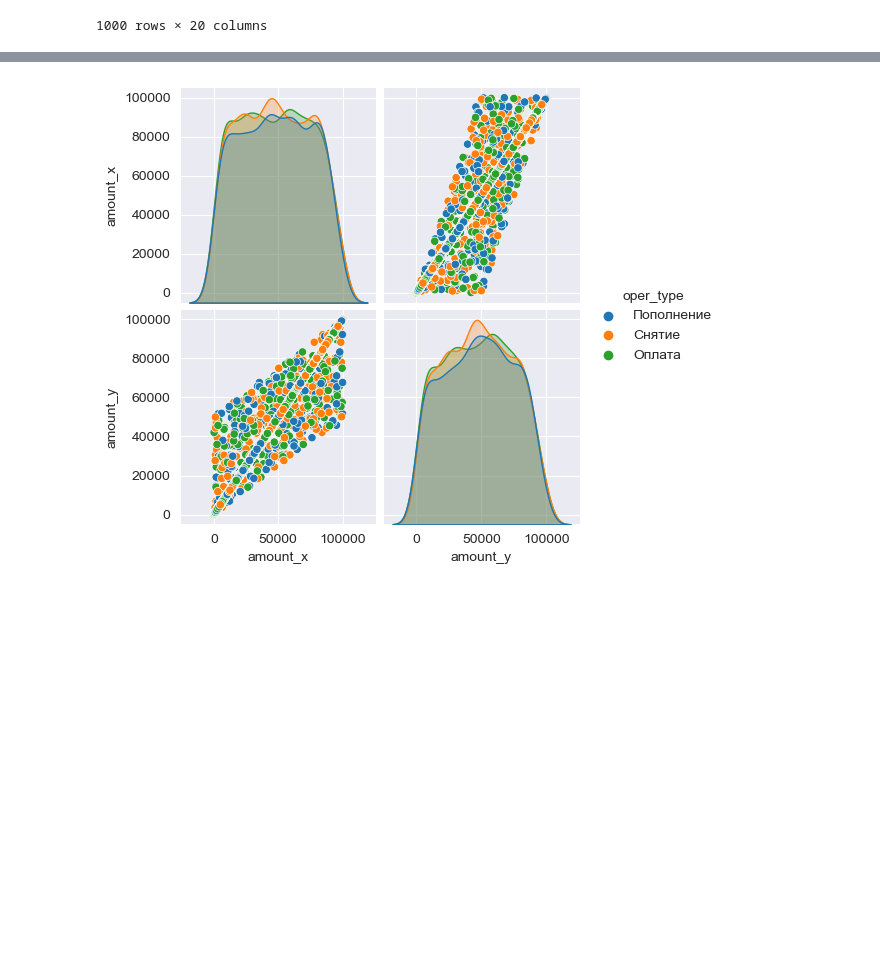
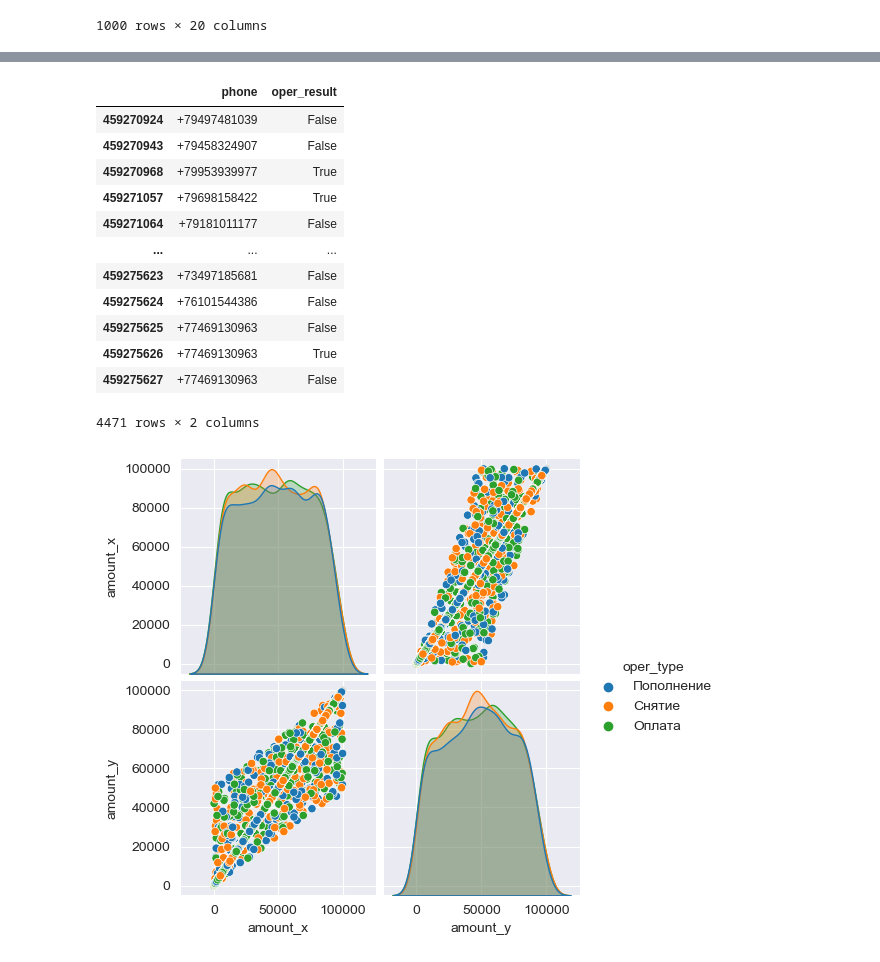
Before and after one commit to kishik/opportunity, a Jupyter notebook: research.ipynb, the cells around one changed output, grey strips where cells are left out. Cells and saved outputs as stored; diff of their text form; code cells hidden in the pictures; blank space fills up the shorter version.

```diff
--- a/research.ipynb
+++ b/research.ipynb
@@ -69,3 +97,19 @@ gr.head(1000)
+# %%
+data[(data['phone'].str.match(r'\[?\+7\d{10}\]?'))][['phone', 'oper_result']]
+# %% [output]
+|  | phone | oper_result |
+| 459270924 | +79497481039 | False |
+| 459270943 | +79458324907 | False |
+| 459270968 | +79953939977 | True |
+| 459271057 | +79698158422 | True |
+| 459271064 | +79181011177 | False |
+| ... | ... | ... |
+| 459275623 | +73497185681 | False |
+| 459275624 | +76101544386 | False |
+| 459275625 | +77469130963 | False |
+| 459275626 | +77469130963 | True |
+| 459275627 | +77469130963 | False |
+4471 rows × 2 columns
 # %%
 sns.pairplot(gr[['amount_x','amount_y','oper_type']],
              hue= 'oper_type')
```
Also changed, not shown: parts of 11 cells of this notebook, 1 other file.
